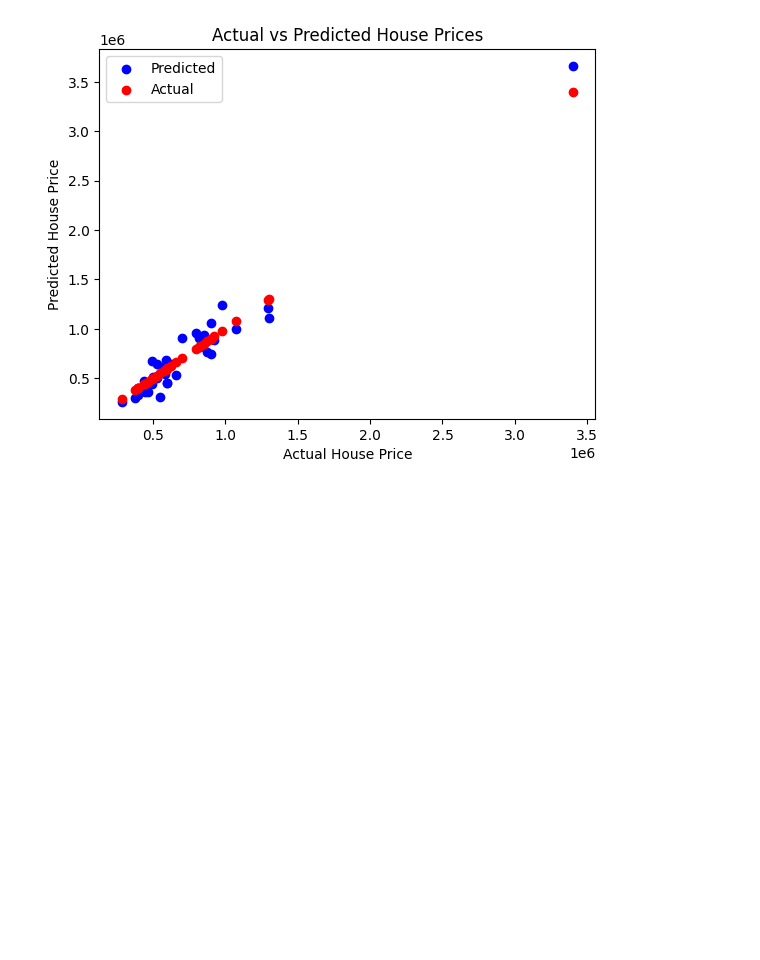
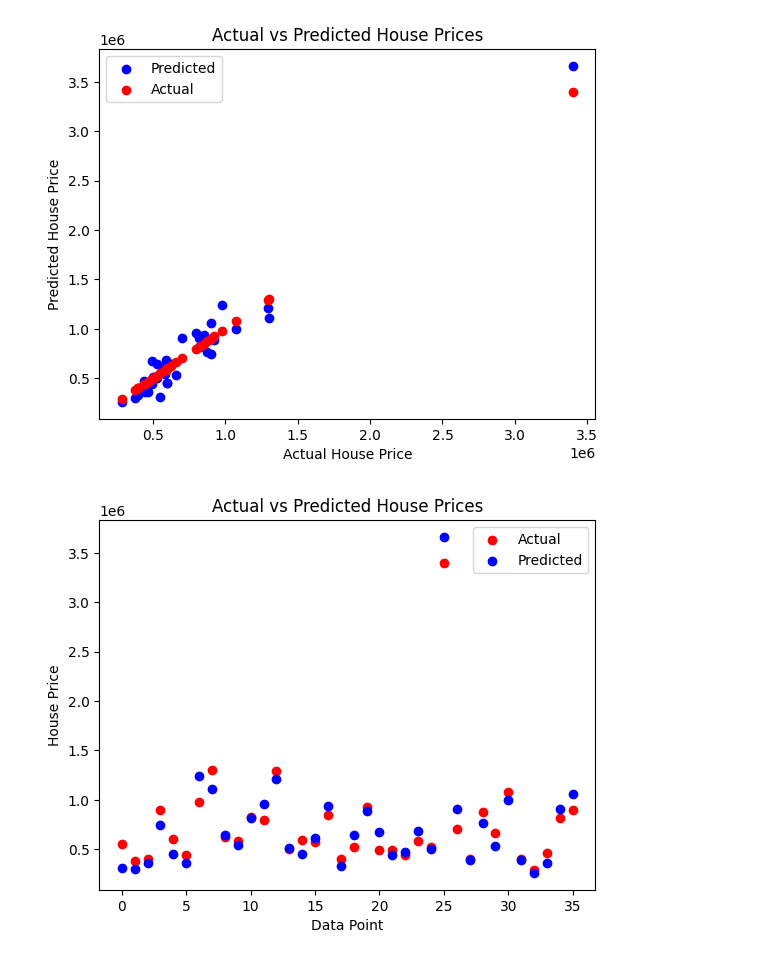
Before and after one commit to adensattler/REPA, a Jupyter notebook: analytics/AggDataModel.ipynb, the cells around one changed output. Saved outputs shown, nothing was run; the diff lists cells and outputs as text; code cells hidden in the pictures; blank space fills up the shorter version.

```diff
--- a/analytics/AggDataModel.ipynb
+++ b/analytics/AggDataModel.ipynb
@@ -58,3 +58,24 @@ plt.legend()
 plt.show()
 # %% [output]
 [figure]
+# %%
+# Predict house prices for the test set
+y_pred = model.predict(X_test)
+
+# Flatten the arrays
+y_test = y_test.values.flatten()
+y_pred = y_pred.flatten()
+
+# Pair actual and predicted values
+data = list(zip(y_test, y_pred))
+
+# Plot actual and predicted values
+plt.scatter(range(len(data)), [actual for actual, _ in data], color='red', label='Actual')
+plt.scatter(range(len(data)), [predicted for _, predicted in data], color='blue', label='Predicted')
+plt.xlabel('Data Point')
+plt.ylabel('House Price')
+plt.title('Actual vs Predicted House Prices')
+plt.legend()
+plt.show()
+# %% [output]
+[figure, added]
```
